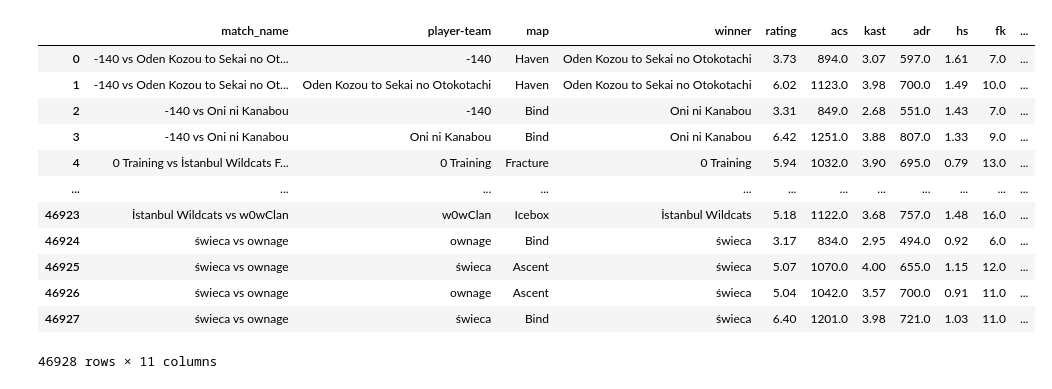
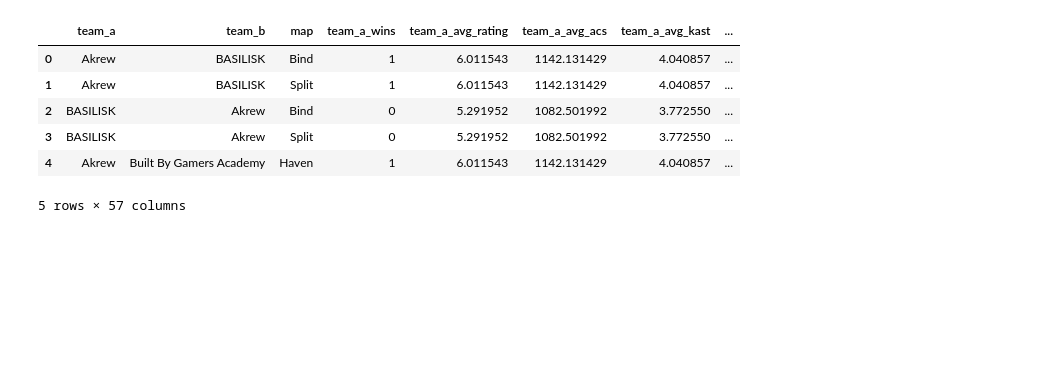
Before and after one commit to AlexDcoder/Valorant-AI, a Jupyter notebook: model.ipynb, the cells around one changed output. Saved outputs shown, nothing was run; the diff lists cells and outputs as text; code cells hidden in the pictures; blank space fills up the shorter version.

```diff
--- a/model.ipynb
+++ b/model.ipynb
@@ -11,17 +13,11 @@ import seaborn as sns
 # %%
-df = pd.read_csv('dados_limpos.csv')
-df
+df_data = pd.read_csv('dados_limpos.csv')
+df_data.head()
 # %% [output]
-|  | match_name | player-team | map | winner | rating | acs | kast | adr | hs | fk | ... |
-| 0 | -140 vs Oden Kozou to Sekai no Ot... | -140 | Haven | Oden Kozou to Sekai no Otokotachi | 3.73 | 894.0 | 3.07 | 597.0 | 1.61 | 7.0 | ... |
-| 1 | -140 vs Oden Kozou to Sekai no Ot... | Oden Kozou to Sekai no Otokotachi | Haven | Oden Kozou to Sekai no Otokotachi | 6.02 | 1123.0 | 3.98 | 700.0 | 1.49 | 10.0 | ... |
-| 2 | -140 vs Oni ni Kanabou | -140 | Bind | Oni ni Kanabou | 3.31 | 849.0 | 2.68 | 551.0 | 1.43 | 7.0 | ... |
-| 3 | -140 vs Oni ni Kanabou | Oni ni Kanabou | Bind | Oni ni Kanabou | 6.42 | 1251.0 | 3.88 | 807.0 | 1.33 | 9.0 | ... |
-| 4 | 0 Training vs İstanbul Wildcats F... | 0 Training | Fracture | 0 Training | 5.94 | 1032.0 | 3.90 | 695.0 | 0.79 | 13.0 | ... |
-| ... | ... | ... | ... | ... | ... | ... | ... | ... | ... | ... | ... |
-| 46923 | İstanbul Wildcats vs w0wClan | w0wClan | Icebox | İstanbul Wildcats | 5.18 | 1122.0 | 3.68 | 757.0 | 1.48 | 16.0 | ... |
-| 46924 | świeca vs ownage | ownage | Bind | świeca | 3.17 | 834.0 | 2.95 | 494.0 | 0.92 | 6.0 | ... |
-| 46925 | świeca vs ownage | świeca | Ascent | świeca | 5.07 | 1070.0 | 4.00 | 655.0 | 1.15 | 12.0 | ... |
-| 46926 | świeca vs ownage | ownage | Ascent | świeca | 5.04 | 1042.0 | 3.57 | 700.0 | 0.91 | 11.0 | ... |
-| 46927 | świeca vs ownage | świeca | Bind | świeca | 6.40 | 1201.0 | 3.98 | 721.0 | 1.03 | 11.0 | ... |
+|  | team_a | team_b | map | team_a_wins | team_a_avg_rating | team_a_avg_acs | team_a_avg_kast | ... |
+| 0 | Akrew | BASILISK | Bind | 1 | 6.011543 | 1142.131429 | 4.040857 | ... |
+| 1 | Akrew | BASILISK | Split | 1 | 6.011543 | 1142.131429 | 4.040857 | ... |
+| 2 | BASILISK | Akrew | Bind | 0 | 5.291952 | 1082.501992 | 3.772550 | ... |
+| 3 | BASILISK | Akrew | Split | 0 | 5.291952 | 1082.501992 | 3.772550 | ... |
+| 4 | Akrew | Built By Gamers Academy | Haven | 1 | 6.011543 | 1142.131429 | 4.040857 | ... |
-46928 rows × 11 columns
+5 rows × 57 columns
```
Also changed, not shown: parts of 9 cells of this notebook, 2 other files.
